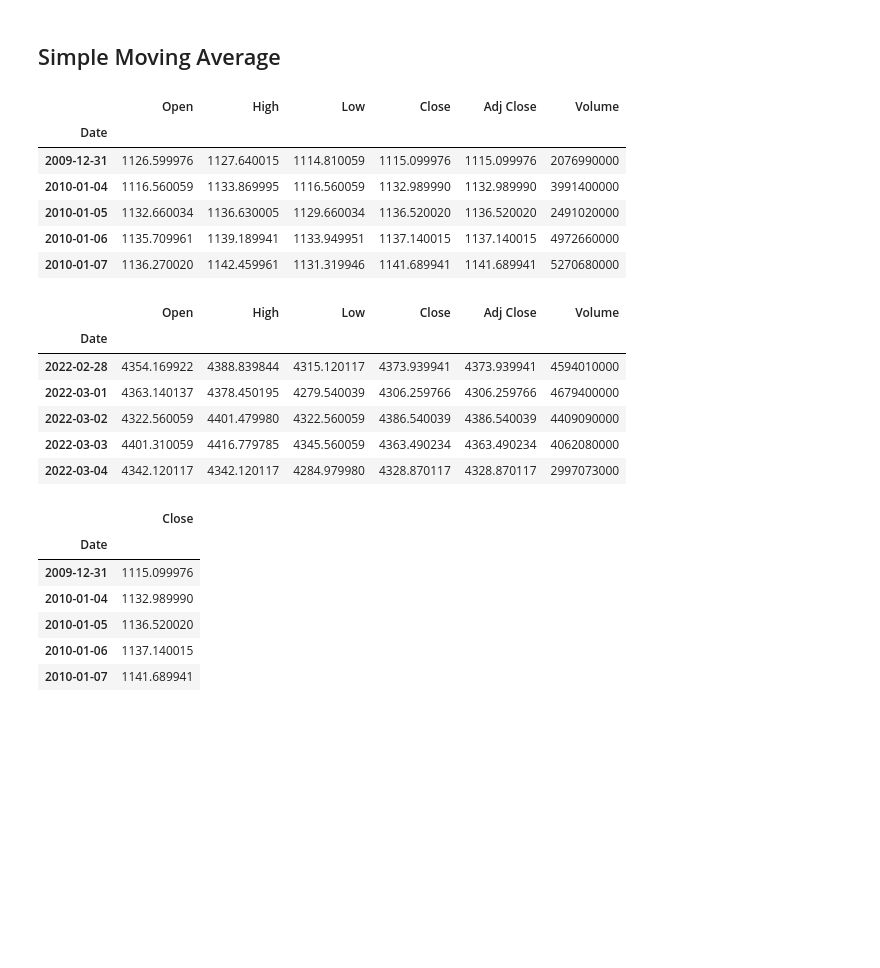
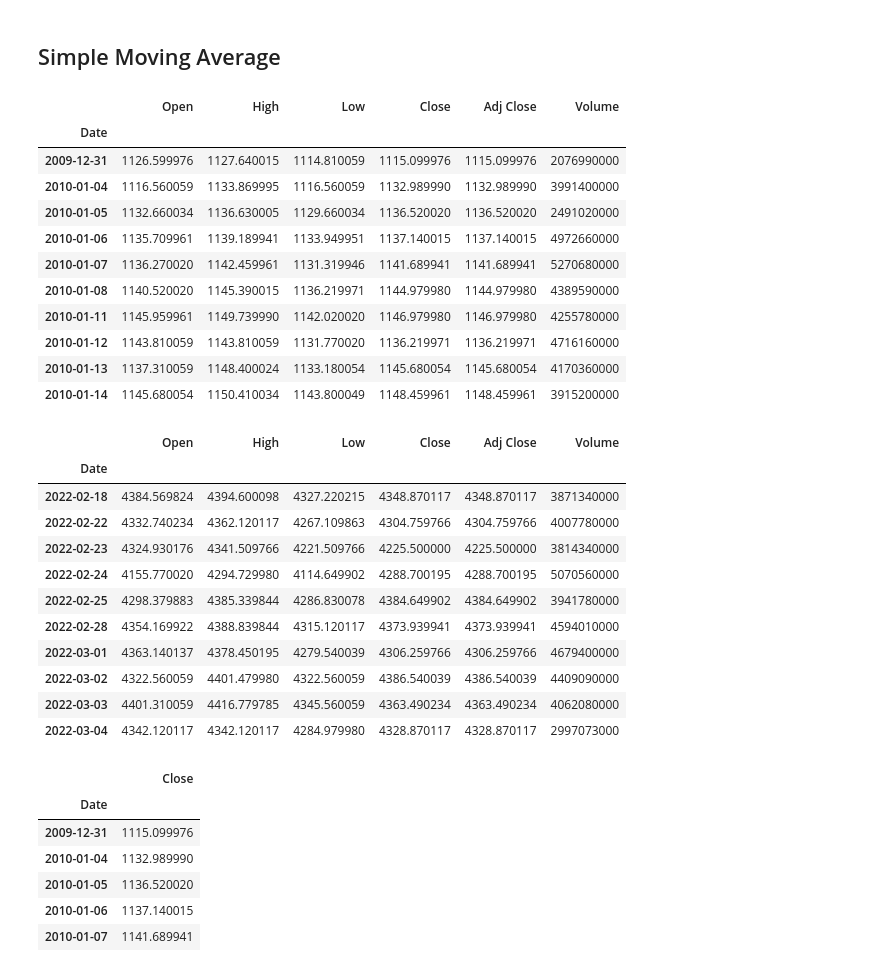
Before and after one commit to VishiK-on-github/algorithmic-trading-strategies, a Jupyter notebook: statistical-strategies/SMA/SMA.ipynb, the cells around one changed output. Saved outputs shown, nothing was run; the diff lists cells and outputs as text; code cells hidden in the pictures; blank space fills up the shorter version.

```diff
--- a/statistical-strategies/SMA/SMA.ipynb
+++ b/statistical-strategies/SMA/SMA.ipynb
@@ -9,20 +9,30 @@ plt.style.use('seaborn')
 # %%
 data = pd.read_csv(filepath_or_buffer='../../resources/S&P500.csv', parse_dates=['Date'], index_col='Date')
 # %%
-data.head()
+data.head(10)
 # %% [output]
 |  | Open | High | Low | Close | Adj Close | Volume |
 | Date |  |  |  |  |  |  |
 | 2009-12-31 | 1126.599976 | 1127.640015 | 1114.810059 | 1115.099976 | 1115.099976 | 2076990000 |
 | 2010-01-04 | 1116.560059 | 1133.869995 | 1116.560059 | 1132.989990 | 1132.989990 | 3991400000 |
 | 2010-01-05 | 1132.660034 | 1136.630005 | 1129.660034 | 1136.520020 | 1136.520020 | 2491020000 |
 | 2010-01-06 | 1135.709961 | 1139.189941 | 1133.949951 | 1137.140015 | 1137.140015 | 4972660000 |
 | 2010-01-07 | 1136.270020 | 1142.459961 | 1131.319946 | 1141.689941 | 1141.689941 | 5270680000 |
+| 2010-01-08 | 1140.520020 | 1145.390015 | 1136.219971 | 1144.979980 | 1144.979980 | 4389590000 |
+| 2010-01-11 | 1145.959961 | 1149.739990 | 1142.020020 | 1146.979980 | 1146.979980 | 4255780000 |
+| 2010-01-12 | 1143.810059 | 1143.810059 | 1131.770020 | 1136.219971 | 1136.219971 | 4716160000 |
+| 2010-01-13 | 1137.310059 | 1148.400024 | 1133.180054 | 1145.680054 | 1145.680054 | 4170360000 |
+| 2010-01-14 | 1145.680054 | 1150.410034 | 1143.800049 | 1148.459961 | 1148.459961 | 3915200000 |
 # %%
-data.tail()
+data.tail(10)
 # %% [output]
 |  | Open | High | Low | Close | Adj Close | Volume |
 | Date |  |  |  |  |  |  |
+| 2022-02-18 | 4384.569824 | 4394.600098 | 4327.220215 | 4348.870117 | 4348.870117 | 3871340000 |
+| 2022-02-22 | 4332.740234 | 4362.120117 | 4267.109863 | 4304.759766 | 4304.759766 | 4007780000 |
+| 2022-02-23 | 4324.930176 | 4341.509766 | 4221.509766 | 4225.500000 | 4225.500000 | 3814340000 |
+| 2022-02-24 | 4155.770020 | 4294.729980 | 4114.649902 | 4288.700195 | 4288.700195 | 5070560000 |
+| 2022-02-25 | 4298.379883 | 4385.339844 | 4286.830078 | 4384.649902 | 4384.649902 | 3941780000 |
 | 2022-02-28 | 4354.169922 | 4388.839844 | 4315.120117 | 4373.939941 | 4373.939941 | 4594010000 |
 | 2022-03-01 | 4363.140137 | 4378.450195 | 4279.540039 | 4306.259766 | 4306.259766 | 4679400000 |
 | 2022-03-02 | 4322.560059 | 4401.479980 | 4322.560059 | 4386.540039 | 4386.540039 | 4409090000 |
```
Also changed, not shown: parts of 4 cells of this notebook, 7 other files.
